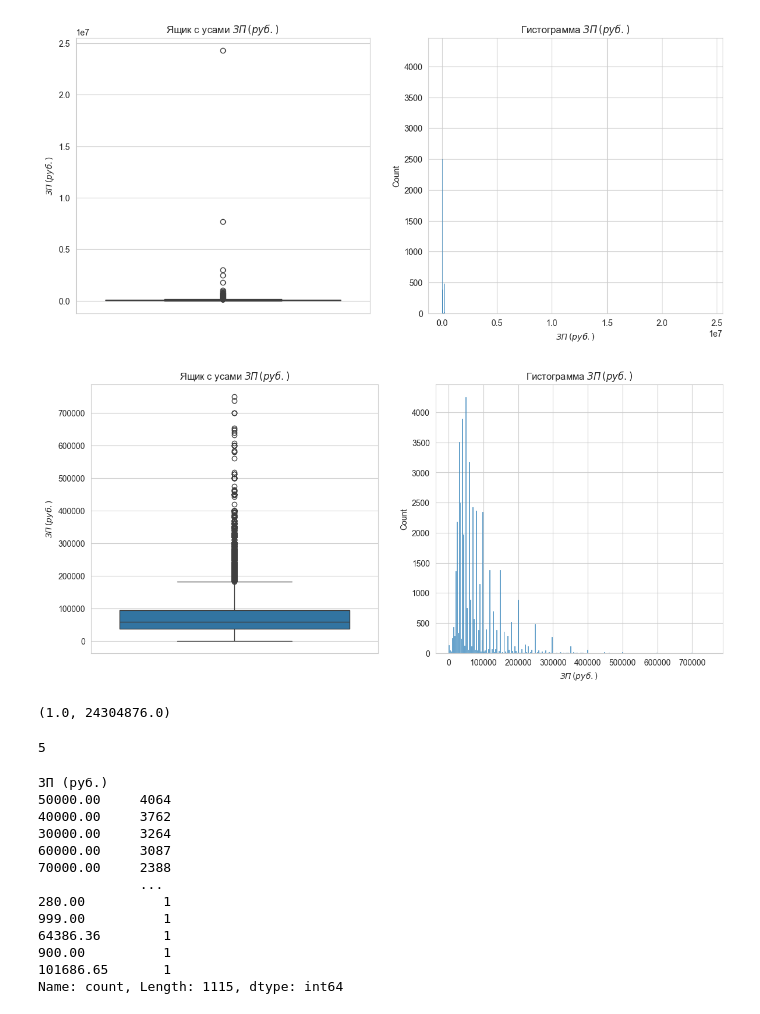
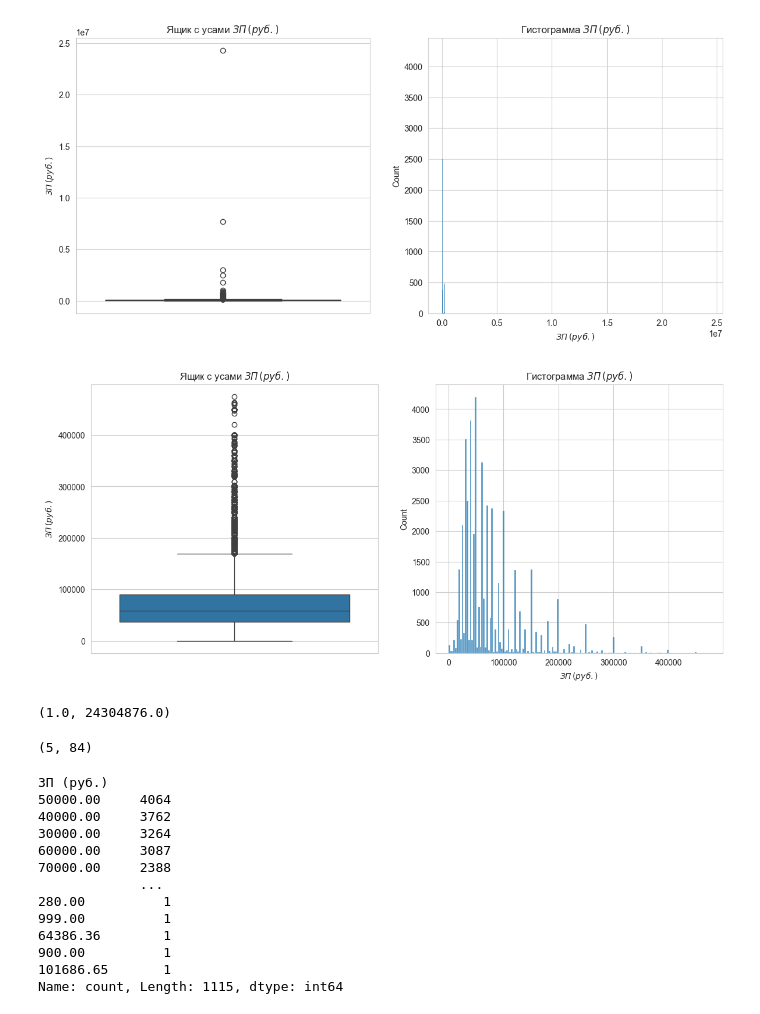
Before and after one commit to isstorozhev/python_project, a Jupyter notebook: Project-1.ipynb, the cells around one changed output. Saved outputs shown, nothing was run; the diff lists cells and outputs as text; code cells hidden in the pictures.

```diff
--- a/Project-1.ipynb
+++ b/Project-1.ipynb
@@ -725,23 +713,23 @@ plt.xlabel('$ЗП\,(руб.)$');
 # %%
 plt.figure(figsize=(14, 6))
 plt.subplot(1, 2, 1)
-sns.boxplot(df[df['ЗП (руб.)'] < 800_000]['ЗП (руб.)'])
+sns.boxplot(df[df['ЗП (руб.)'] < 500_000]['ЗП (руб.)'])
 plt.title('Ящик с усами $ЗП\,(руб.)$')
 plt.ylabel('$ЗП\,(руб.)$')
 plt.subplot(1, 2, 2)
-sns.histplot(df[df['ЗП (руб.)'] < 800_000]['ЗП (руб.)'])
+sns.histplot(df[df['ЗП (руб.)'] < 500_000]['ЗП (руб.)'])
 plt.title('Гистограмма $ЗП\,(руб.)$')
 plt.xlabel('$ЗП\,(руб.)$');
 # %% [output]
-[figure, old version]
+[figure, new version]
 # %%
 df['ЗП (руб.)'].min(), df['ЗП (руб.)'].max()
 # %% [output]
 (1.0, 24304876.0)
 # %%
-df[df['ЗП (руб.)'] > 1_000_000]['ЗП (руб.)'].count()
+df[df['ЗП (руб.)'] > 1_000_000]['ЗП (руб.)'].shape[0], df[df['ЗП (руб.)'] < 1_000]['ЗП (руб.)'].shape[0]
 # %% [output]
-5
+(5, 84)
 # %%
 df['ЗП (руб.)'].value_counts()
 # %% [output]
```
Also changed, not shown: parts of 19 cells of this notebook, 1 other file.
